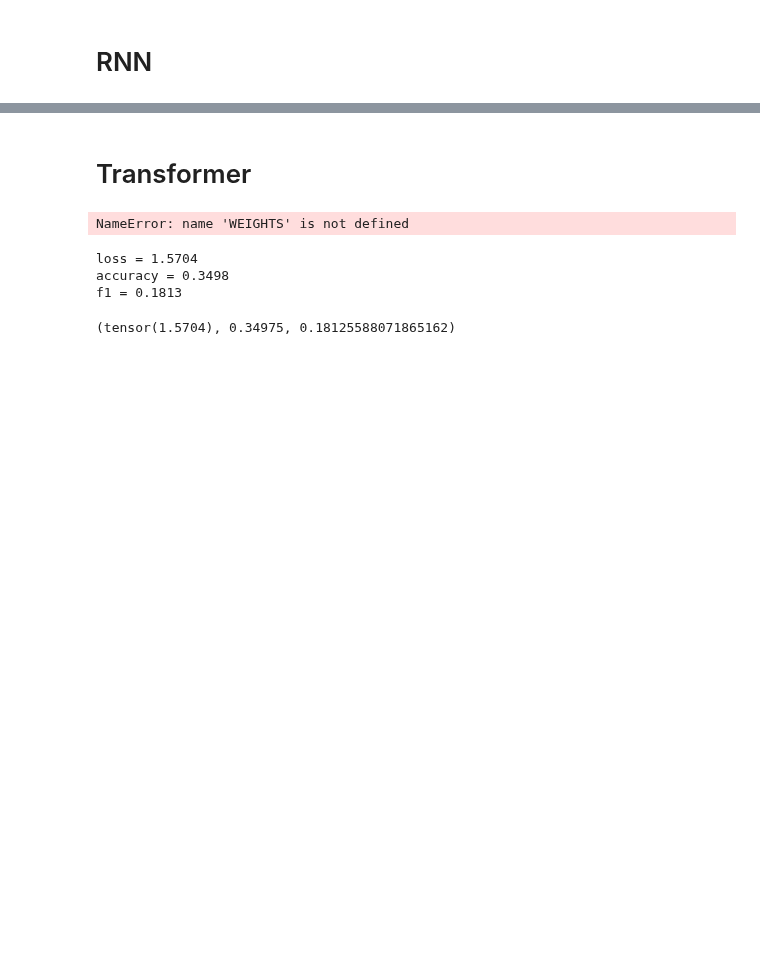
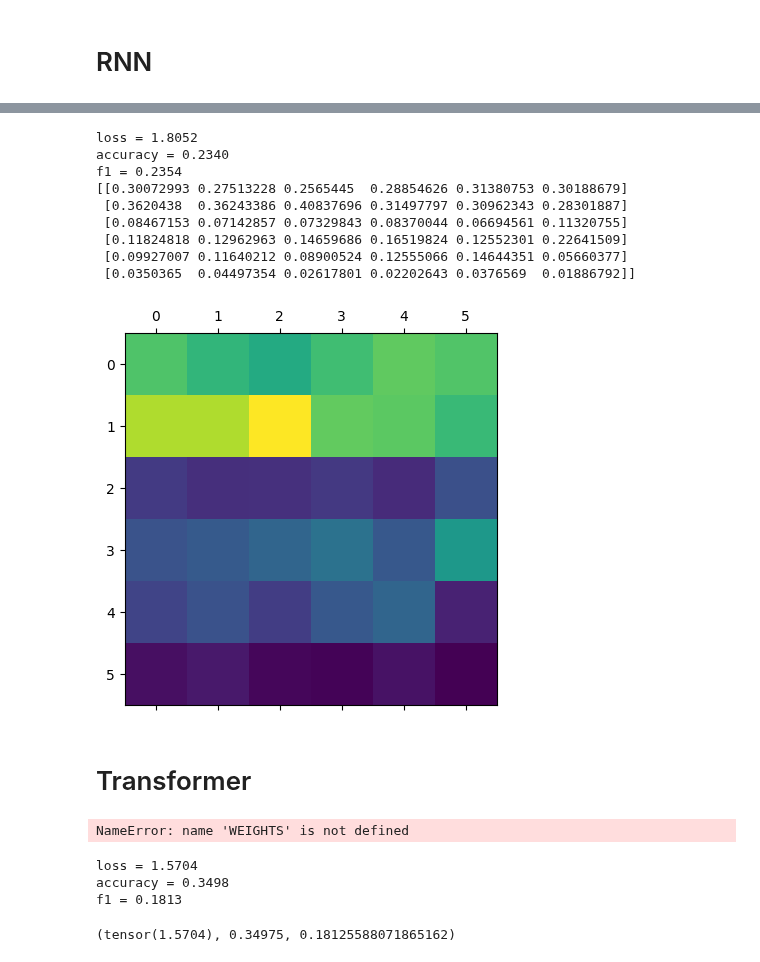
Before and after one commit to TheRealAnonymous008/MachineLearning, a Jupyter notebook: emotion_charseq.ipynb, the cells around one changed output, grey strips where cells are left out. Drawn from its saved outputs; the diff is of its cells as text; code cells hidden in the pictures; blank space fills up the shorter version.

```diff
--- a/emotion_charseq.ipynb
+++ b/emotion_charseq.ipynb
@@ -209,10 +195,10 @@ f1 = 0.2075
 train_data = CharTokenDataset(X_train, Y_train, tokenizer=None, max_seq_length=max_toks, dtype=torch.int32)
 train_loader = DataLoader(train_data, batch_size=BATCH_SIZE, shuffle=True)
 
-val_data = CharTokenDataset(X_val_test, Y_val_test, tokenizer=None, max_seq_length=max_toks, dtype = torch.int32)
+val_data = CharTokenDataset(X_val, Y_val, tokenizer=None, max_seq_length=max_toks, dtype = torch.int32)
 val_loader = DataLoader(val_data, batch_size=BATCH_SIZE, shuffle=True)
 
 # Batch size is hard coded to 1 for accuracy purposes.
-test_data = CharTokenDataset(X_val_test, Y_val_test, tokenizer=None, max_seq_length=max_toks, dtype=torch.int32)
-test_loader = DataLoader(val_data, batch_size=1, shuffle=True)
+test_data = CharTokenDataset(X_test, Y_test, tokenizer=None, max_seq_length=max_toks, dtype=torch.int32)
+test_loader = DataLoader(test_data, batch_size=1, shuffle=True)
 # %%
@@ -246,0 +227,2 @@ f1 = 0.1813
+# %%
+lstm = LSTMNetwork(40, 100, 10, NUM_CLASSES)
@@ -247,3 +250,19 @@ f1 = 0.1813
+# %%
+_, _, _, cmat = evaluate(model=lstm, val_dl=test_loader)
+print(cmat)
+plt.matshow(cmat)
+plt.show()
+# %% [output]
+loss = 1.8052
+accuracy = 0.2340
+f1 = 0.2354
+[[0.30072993 0.27513228 0.2565445  0.28854626 0.31380753 0.30188679]
+ [0.3620438  0.36243386 0.40837696 0.31497797 0.30962343 0.28301887]
+ [0.08467153 0.07142857 0.07329843 0.08370044 0.06694561 0.11320755]
+ [0.11824818 0.12962963 0.14659686 0.16519824 0.12552301 0.22641509]
+ [0.09927007 0.11640212 0.08900524 0.12555066 0.14644351 0.05660377]
+ [0.0350365  0.04497354 0.02617801 0.02202643 0.0376569  0.01886792]]
+[figure, added]
 # %% [markdown]
 # Transformer
 # %%
```
Also changed, not shown: parts of 7 cells of this notebook, 6 other files.
